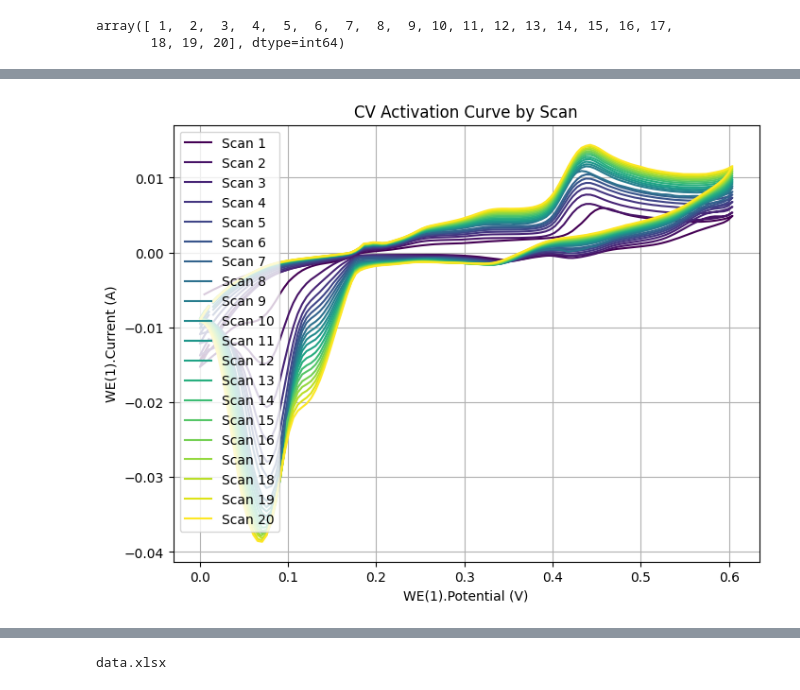
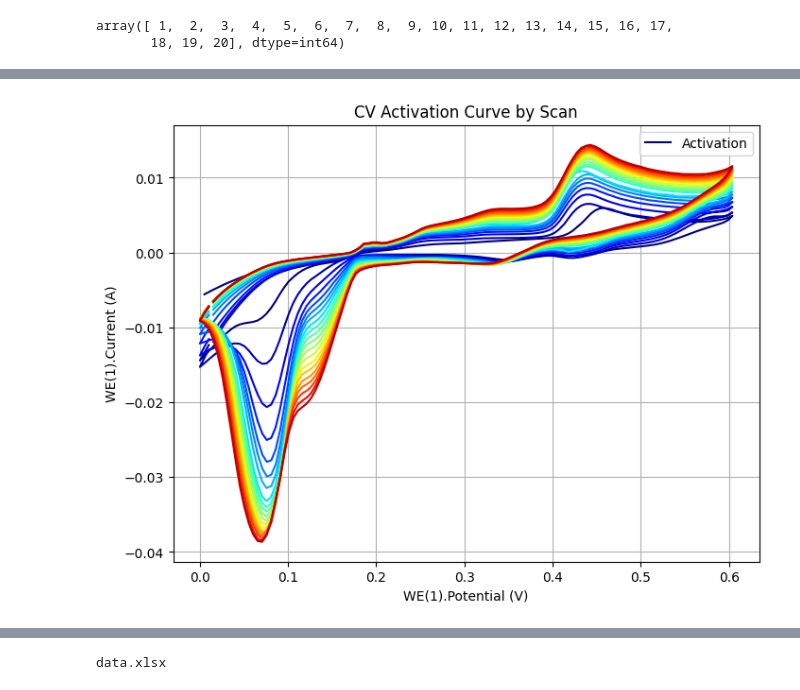
Before and after one commit to liyihang1024/Electrochemical-Data-Analysis-ToolKit, a Jupyter notebook: test.ipynb, the cells around one changed output, grey strips where cells are left out. Saved outputs shown, nothing was run; the diff lists cells and outputs as text; code cells hidden in the pictures.

```diff
--- a/test.ipynb
+++ b/test.ipynb
@@ -302,7 +303,7 @@ plt.show()
 [figure]
 # %%
 # data = pd.read_excel('./CV Activation.xlsx', header=0, index_col='Scan') # 加载数据
-data = pd.read_excel('./CV Activation.xlsx', header=0, index_col=None) # 加载数据
+data = pd.read_excel("G:/2-博士文件\9-实验数据/20230720-Autolab测试泡沫镍电极/MoAg2O4-1/CV Activation.xlsx", header=0, index_col=None) # 加载数据
 data
 # %% [output]
 |  | Potential applied (V) | Time (s) | WE(1).Current (A) | WE(1).Potential (V) | Scan | Index | Q+ | ... |
@@ -326,29 +623,33 @@ array([ 1,  2,  3,  4,  5,  6,  7,  8,  9, 10, 11, 12, 13, 14, 15, 16, 17,
 # %%
 # 由于数据是循环的，我们可以使用颜色渐变来区分每个循环
 # 首先，我们需要确定循环的数量
-data = pd.read_excel('./CV Activation.xlsx', header=0, index_col=None) # 加载数据
+# data = pd.read_excel('./CV Activation.xlsx', header=0, index_col=None) # 加载数据
 
 # 计算不同扫描（Scan）的数量
 scans = data['Scan'].unique()
 
 # 准备绘图
 plt.figure(figsize=(8, 6))
 
 # 定义颜色映射
-color_map = plt.cm.get_cmap('viridis', len(scans))
+color_map = matplotlib.colormaps.get_cmap('jet')
+colors = [color_map(i / len(scans)) for i in range(len(scans))]
 
 # 按扫描编号绘制每一圈的数据
 for i, scan in enumerate(scans):
     scan_data = data[data['Scan'] == scan]
     plt.plot(scan_data['WE(1).Potential (V)'], scan_data['WE(1).Current (A)'],
              label=f'Scan {scan}',
-             color=color_map(i))
+             color=colors[i])
 
 plt.xlabel('WE(1).Potential (V)')
 plt.ylabel('WE(1).Current (A)')
 plt.title('CV Activation Curve by Scan')
-plt.legend()
+# plt.legend()
+# 使用自定义的标签覆盖原始标签
+custom_labels = ['Activation']
+plt.legend(custom_labels)
 plt.grid(True)
 plt.show()
 # %% [output]
-[figure, old version]
+[figure, new version]
```
Also changed, not shown: parts of 15 cells of this notebook, 2 other files.
